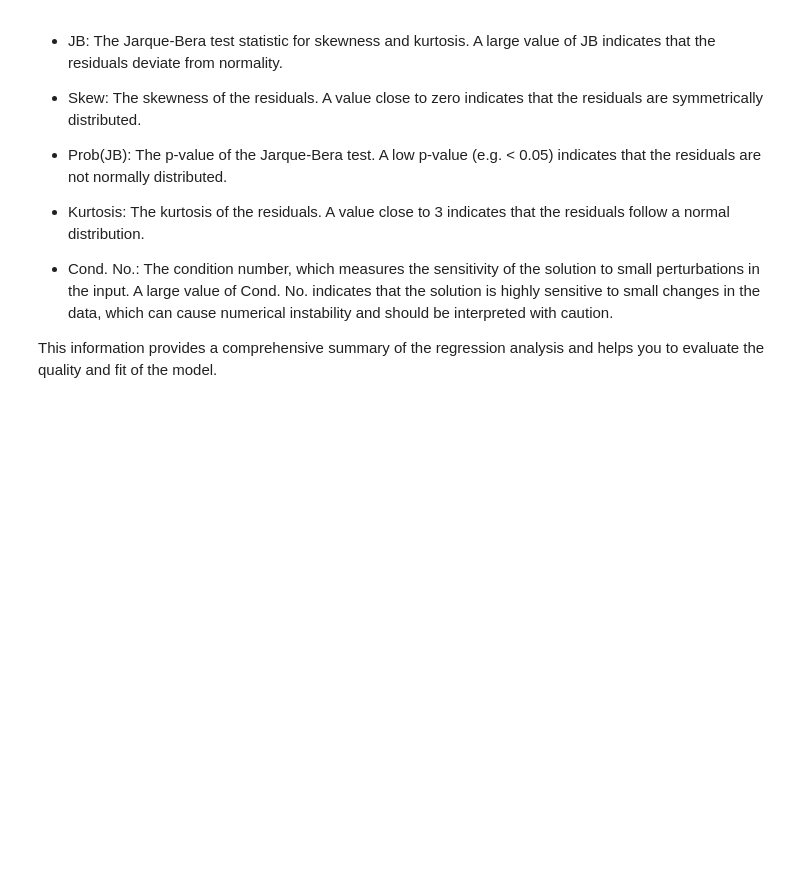
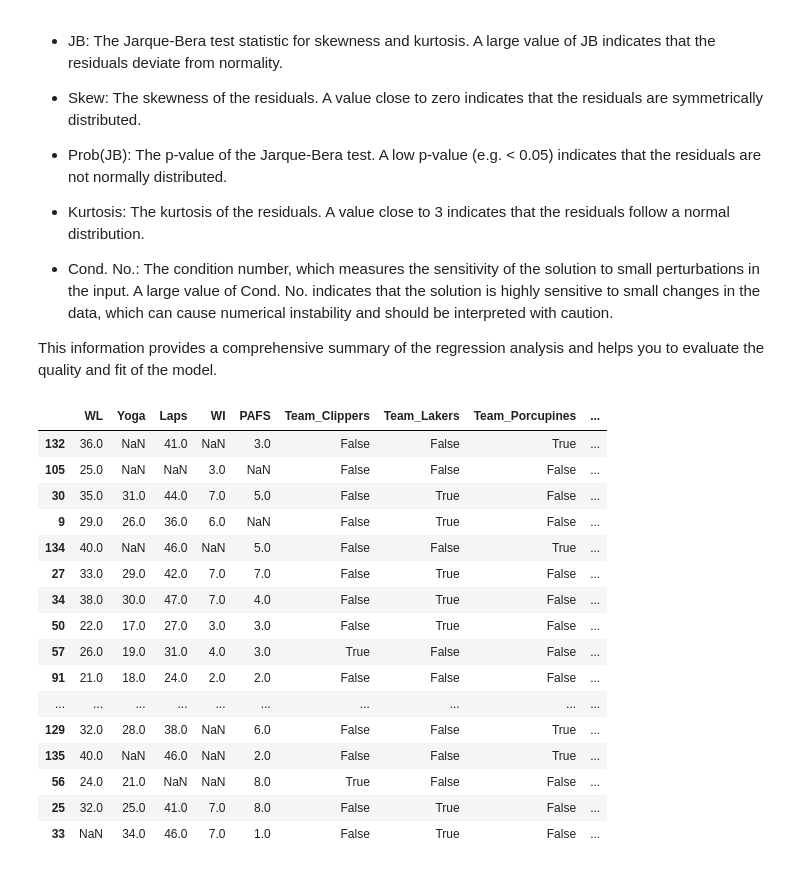
Before and after one commit to sk-aili/sports-analytics-2, a Jupyter notebook: lib/polynomial_regression.ipynb, the cells around one changed output. Saved outputs shown, nothing was run; the diff lists cells and outputs as text; code cells hidden in the pictures; blank space fills up the shorter version.

```diff
--- a/lib/polynomial_regression.ipynb
+++ b/lib/polynomial_regression.ipynb
@@ -983,3 +983,23 @@ The regression summary from the OLS library provides several key statistics and
 
 
 This information provides a comprehensive summary of the regression analysis and helps you to evaluate the quality and fit of the model.
+# %%
+X_test
+# %% [output]
+|  | WL | Yoga | Laps | WI | PAFS | Team_Clippers | Team_Lakers | Team_Porcupines | ... |
+| 132 | 36.0 | NaN | 41.0 | NaN | 3.0 | False | False | True | ... |
+| 105 | 25.0 | NaN | NaN | 3.0 | NaN | False | False | False | ... |
+| 30 | 35.0 | 31.0 | 44.0 | 7.0 | 5.0 | False | True | False | ... |
+| 9 | 29.0 | 26.0 | 36.0 | 6.0 | NaN | False | True | False | ... |
+| 134 | 40.0 | NaN | 46.0 | NaN | 5.0 | False | False | True | ... |
+| 27 | 33.0 | 29.0 | 42.0 | 7.0 | 7.0 | False | True | False | ... |
+| 34 | 38.0 | 30.0 | 47.0 | 7.0 | 4.0 | False | True | False | ... |
+| 50 | 22.0 | 17.0 | 27.0 | 3.0 | 3.0 | False | True | False | ... |
+| 57 | 26.0 | 19.0 | 31.0 | 4.0 | 3.0 | True | False | False | ... |
+| 91 | 21.0 | 18.0 | 24.0 | 2.0 | 2.0 | False | False | False | ... |
+| ... | ... | ... | ... | ... | ... | ... | ... | ... | ... |
+| 129 | 32.0 | 28.0 | 38.0 | NaN | 6.0 | False | False | True | ... |
+| 135 | 40.0 | NaN | 46.0 | NaN | 2.0 | False | False | True | ... |
+| 56 | 24.0 | 21.0 | NaN | NaN | 8.0 | True | False | False | ... |
+| 25 | 32.0 | 25.0 | 41.0 | 7.0 | 8.0 | False | True | False | ... |
+| 33 | NaN | 34.0 | 46.0 | 7.0 | 1.0 | False | True | False | ... |
```
Also changed, not shown: parts of 8 cells of this notebook.
